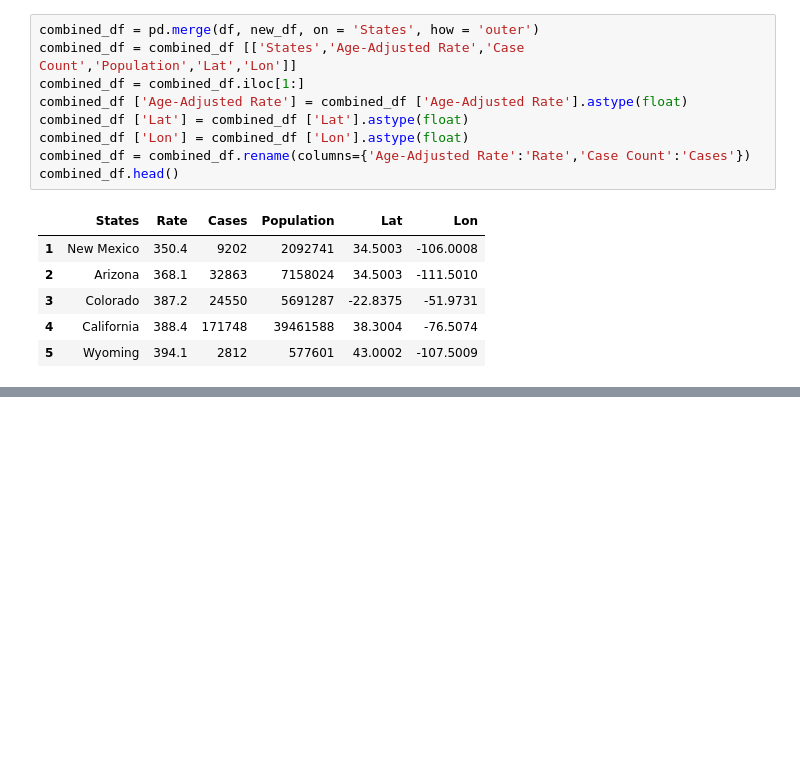
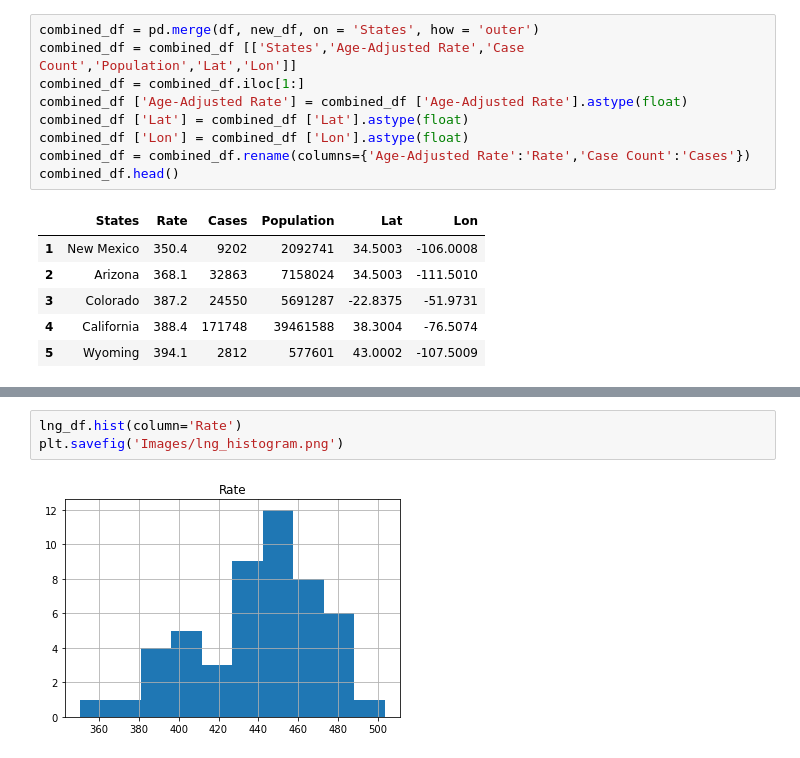
Before and after one commit to luliang333/group_project_1, a Jupyter notebook: longitude.ipynb, the cells around one changed output, grey strips where cells are left out. Saved outputs shown, nothing was run; the diff lists cells and outputs as text; blank space fills up the shorter version.

```diff
--- a/longitude.ipynb
+++ b/longitude.ipynb
@@ -131 +131,6 @@ plt.show()
+# %%
+lng_df.hist(column='Rate')
+plt.savefig('Images/lng_histogram.png')
+# %% [output]
+[figure, added]
 # %%
```
Also changed, not shown: parts of 7 cells of this notebook, 16 other files.
